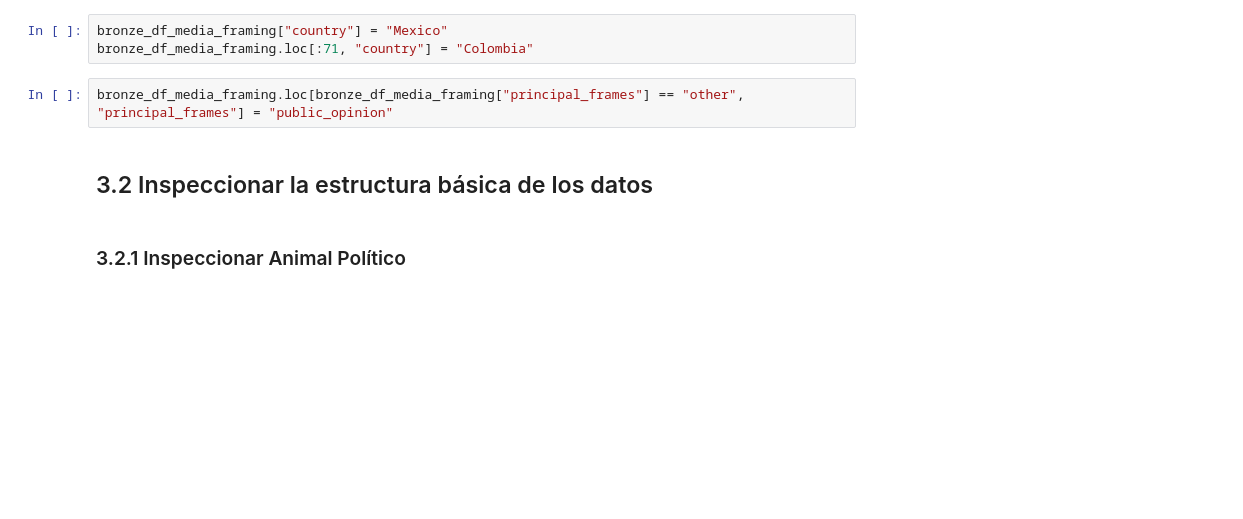
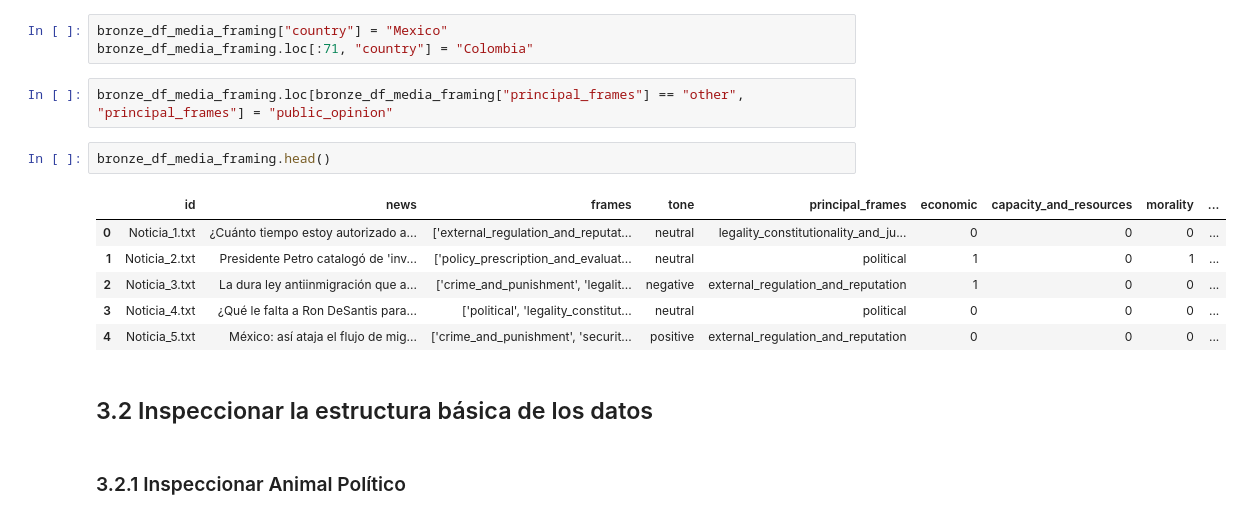
Before and after one commit to BlueAutomata/tesis-optimizacion-de-modelos-de-question-answering, a Jupyter notebook: src/notebooks/02_1_data_preprocessing.ipynb, the cells around one changed output. Cells and saved outputs as stored; diff of their text form; blank space fills up the shorter version.

```diff
--- a/src/notebooks/02_1_data_preprocessing.ipynb
+++ b/src/notebooks/02_1_data_preprocessing.ipynb
@@ -84,6 +137,15 @@ bronze_df_media_framing["country"] = "Mexico"
 bronze_df_media_framing.loc[:71, "country"] = "Colombia"
 # %%
 bronze_df_media_framing.loc[bronze_df_media_framing["principal_frames"] == "other", "principal_frames"] = "public_opinion"
+# %%
+bronze_df_media_framing.head()
+# %% [output]
+|  | id | news | frames | tone | principal_frames | economic | capacity_and_resources | morality | ... |
+| 0 | Noticia_1.txt | ¿Cuánto tiempo estoy autorizado a... | ['external_regulation_and_reputat... | neutral | legality_constitutionality_and_ju... | 0 | 0 | 0 | ... |
+| 1 | Noticia_2.txt | Presidente Petro catalogó de 'inv... | ['policy_prescription_and_evaluat... | neutral | political | 1 | 0 | 1 | ... |
+| 2 | Noticia_3.txt | La dura ley antiinmigración que a... | ['crime_and_punishment', 'legalit... | negative | external_regulation_and_reputation | 1 | 0 | 0 | ... |
+| 3 | Noticia_4.txt | ¿Qué le falta a Ron DeSantis para... | ['political', 'legality_constitut... | neutral | political | 0 | 0 | 0 | ... |
+| 4 | Noticia_5.txt | México: así ataja el flujo de mig... | ['crime_and_punishment', 'securit... | positive | external_regulation_and_reputation | 0 | 0 | 0 | ... |
 # %% [markdown]
 ## 3.2 Inspeccionar la estructura básica de los datos
 # %% [markdown]
```
Also changed, not shown: parts of 84 cells of this notebook.
